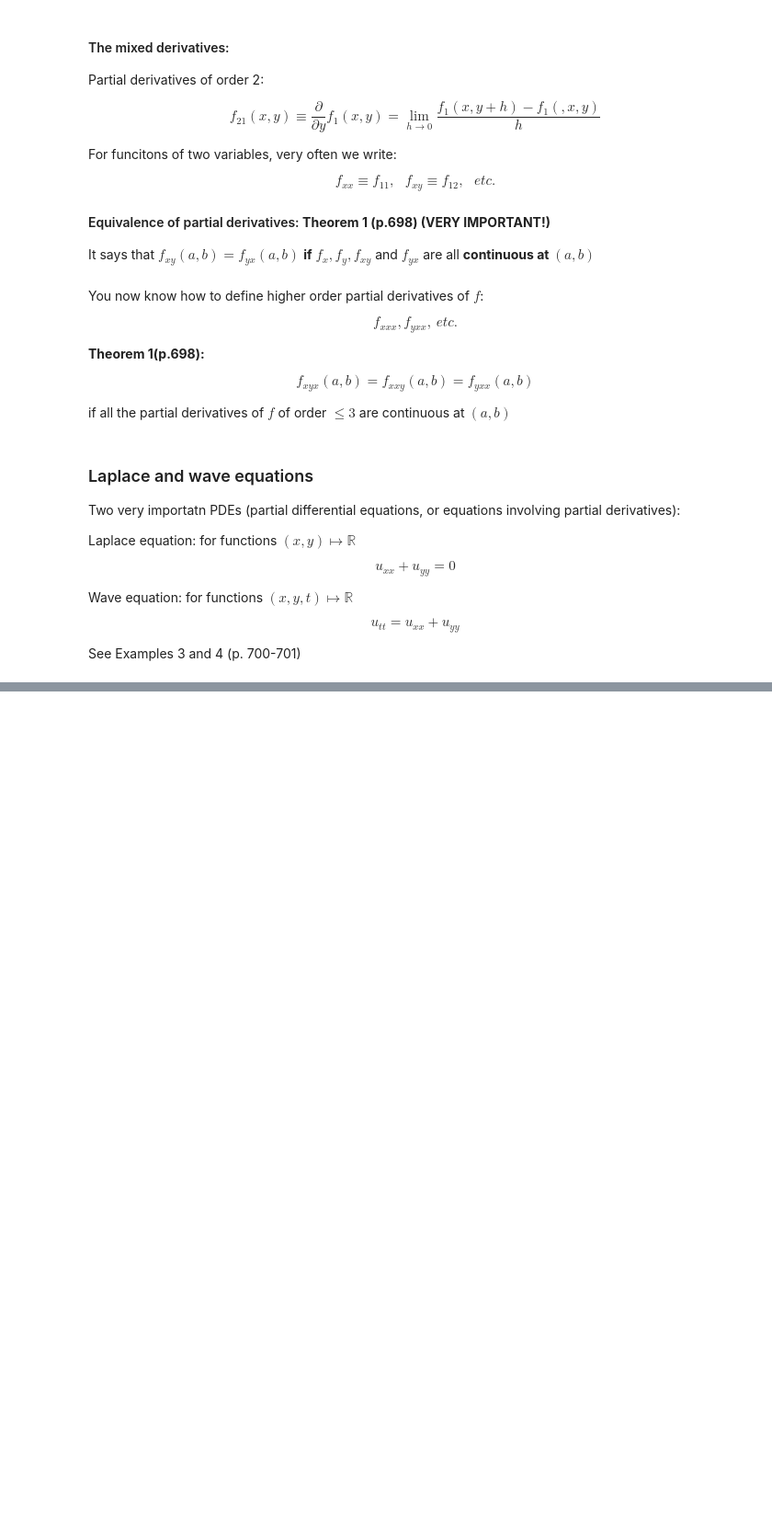
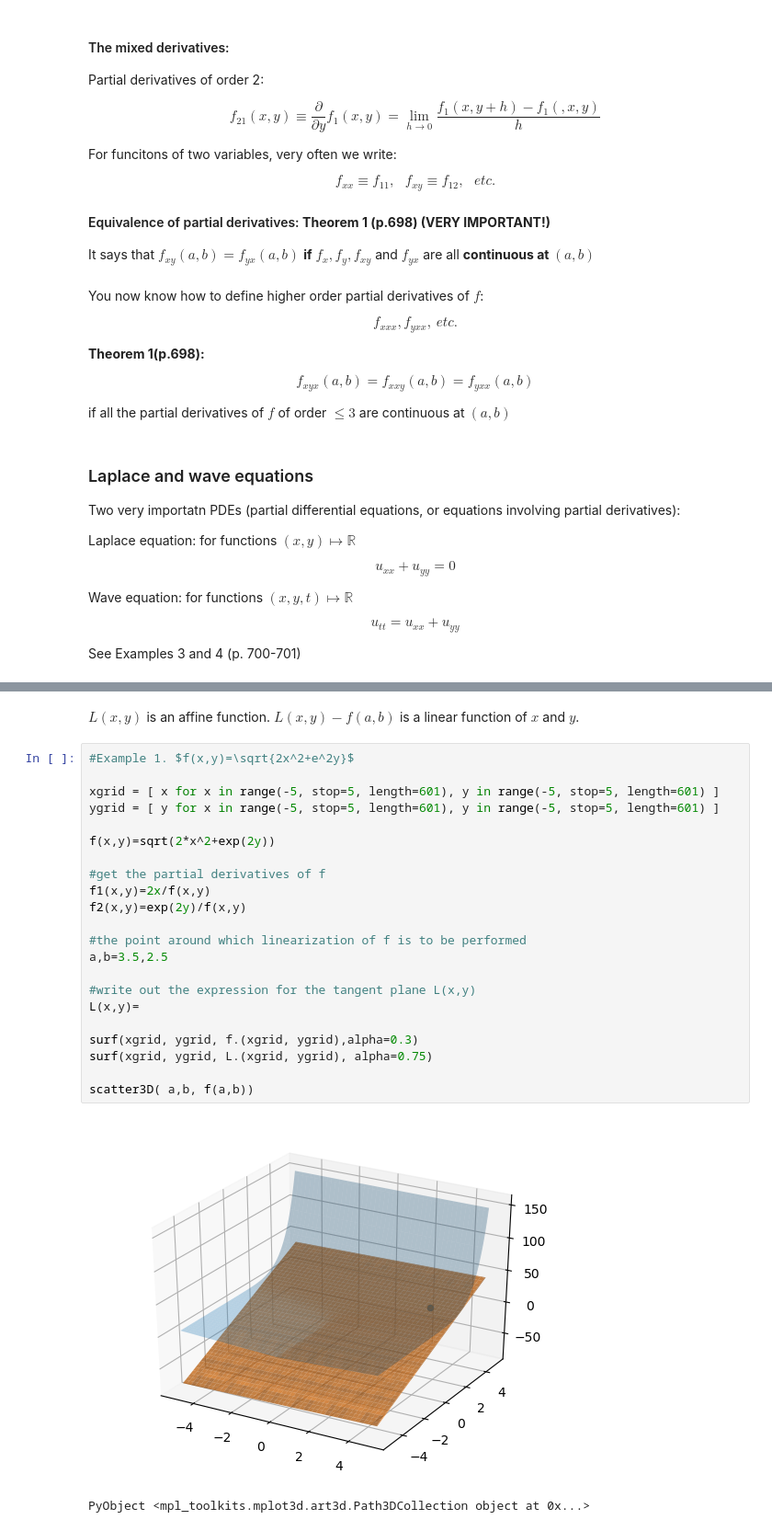
Before and after one commit to mosri/SF1626-2018, a Jupyter notebook: SF1626_highlights.ipynb, the cells around one changed output, grey strips where cells are left out. Shown at 92% size. Drawn from its saved outputs; the diff is of its cells as text; blank space fills up the shorter version.

```diff
--- a/SF1626_highlights.ipynb
+++ b/SF1626_highlights.ipynb
@@ -407,0 +480,27 @@ See Examples 3 and 4 (p. 700-701)
+# %% [markdown]
+$L(x,y)$ is an affine function. $L(x,y)-f(a,b)$ is a linear function of $x$ and $y$.
+# %%
+#Example 1. $f(x,y)=\sqrt{2x^2+e^2y}$
+
+xgrid = [ x for x in range(-5, stop=5, length=601), y in range(-5, stop=5, length=601) ]
+ygrid = [ y for x in range(-5, stop=5, length=601), y in range(-5, stop=5, length=601) ]
+
+f(x,y)=sqrt(2*x^2+exp(2y))
+
+#get the partial derivatives of f
+f1(x,y)=2x/f(x,y)
+f2(x,y)=exp(2y)/f(x,y)
+
+#the point around which linearization of f is to be performed
+a,b=3.5,2.5
+
+#write out the expression for the tangent plane L(x,y)
+L(x,y)=
+
+surf(xgrid, ygrid, f.(xgrid, ygrid),alpha=0.3)
+surf(xgrid, ygrid, L.(xgrid, ygrid), alpha=0.75)
+
+scatter3D( a,b, f(a,b))
+# %% [output]
+[figure, added]
+PyObject <mpl_toolkits.mplot3d.art3d.Path3DCollection object at 0x...>
```
Also changed, not shown: parts of 16 cells of this notebook.
